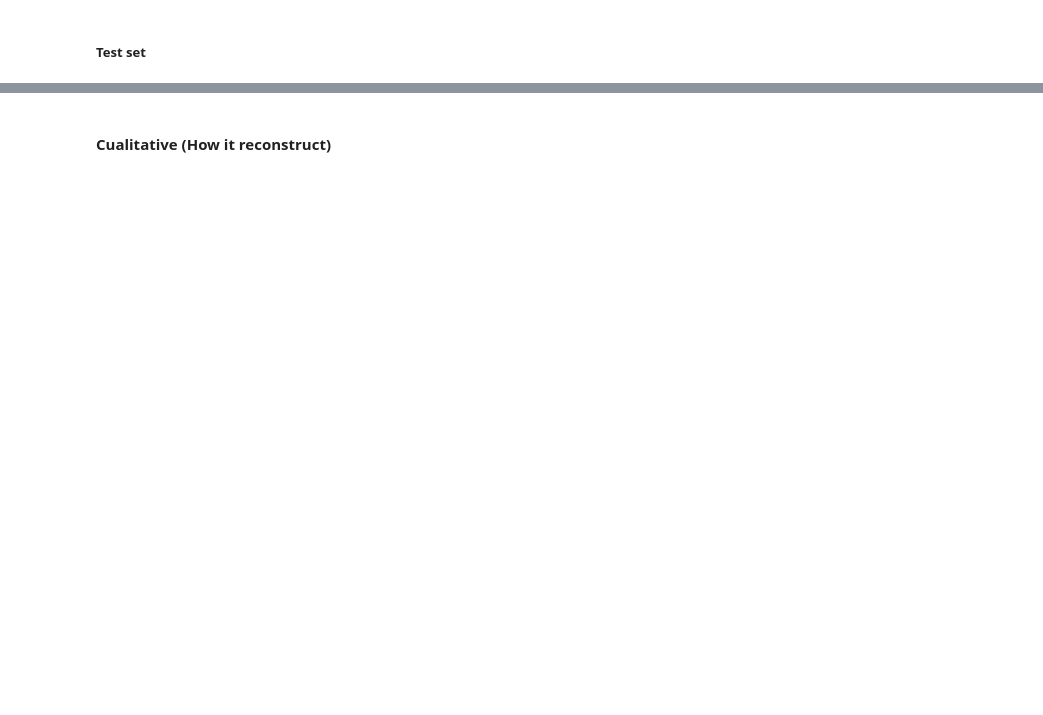
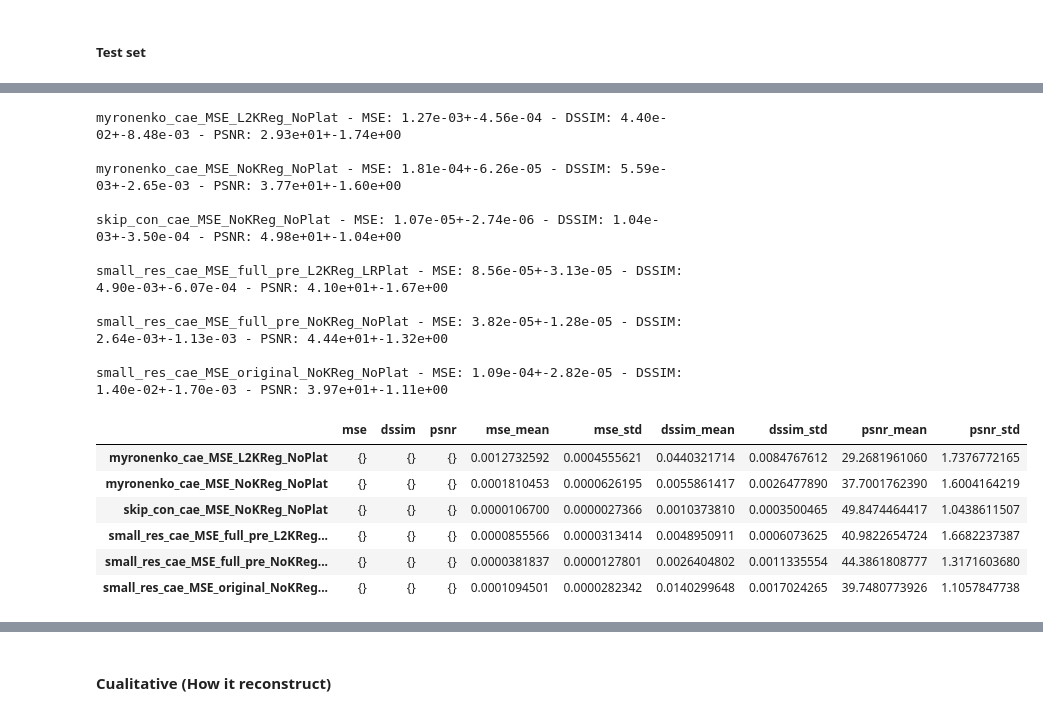
Before and after one commit to AdrianArnaiz/Brain-MRI-Autoencoder, a Jupyter notebook: src/2.Experiments/First_Experiments.ipynb, the cells around one changed output, grey strips where cells are left out. Saved outputs shown, nothing was run; the diff lists cells and outputs as text; code cells hidden in the pictures; blank space fills up the shorter version.

```diff
--- a/src/2.Experiments/First_Experiments.ipynb
+++ b/src/2.Experiments/First_Experiments.ipynb
@@ -59,0 +67,22 @@ from tensorflow.keras.layers import Activation
+# %%
+na_mse_custom_df = noaug_mse_test_metrics.get_custom_evaluation(return_type='df', verbose=True)
+na_mse_custom_df
+# %% [output]
+myronenko_cae_MSE_L2KReg_NoPlat - MSE: 1.27e-03+-4.56e-04 - DSSIM: 4.40e-02+-8.48e-03 - PSNR: 2.93e+01+-1.74e+00
+
+myronenko_cae_MSE_NoKReg_NoPlat - MSE: 1.81e-04+-6.26e-05 - DSSIM: 5.59e-03+-2.65e-03 - PSNR: 3.77e+01+-1.60e+00
+
+skip_con_cae_MSE_NoKReg_NoPlat - MSE: 1.07e-05+-2.74e-06 - DSSIM: 1.04e-03+-3.50e-04 - PSNR: 4.98e+01+-1.04e+00
+
+small_res_cae_MSE_full_pre_L2KReg_LRPlat - MSE: 8.56e-05+-3.13e-05 - DSSIM: 4.90e-03+-6.07e-04 - PSNR: 4.10e+01+-1.67e+00
+
+small_res_cae_MSE_full_pre_NoKReg_NoPlat - MSE: 3.82e-05+-1.28e-05 - DSSIM: 2.64e-03+-1.13e-03 - PSNR: 4.44e+01+-1.32e+00
+
+small_res_cae_MSE_original_NoKReg_NoPlat - MSE: 1.09e-04+-2.82e-05 - DSSIM: 1.40e-02+-1.70e-03 - PSNR: 3.97e+01+-1.11e+00
+|  | mse | dssim | psnr | mse_mean | mse_std | dssim_mean | dssim_std | psnr_mean | psnr_std |
+| myronenko_cae_MSE_L2KReg_NoPlat | {} | {} | {} | 0.0012732592 | 0.0004555621 | 0.0440321714 | 0.0084767612 | 29.2681961060 | 1.7376772165 |
+| myronenko_cae_MSE_NoKReg_NoPlat | {} | {} | {} | 0.0001810453 | 0.0000626195 | 0.0055861417 | 0.0026477890 | 37.7001762390 | 1.6004164219 |
+| skip_con_cae_MSE_NoKReg_NoPlat | {} | {} | {} | 0.0000106700 | 0.0000027366 | 0.0010373810 | 0.0003500465 | 49.8474464417 | 1.0438611507 |
+| small_res_cae_MSE_full_pre_L2KReg... | {} | {} | {} | 0.0000855566 | 0.0000313414 | 0.0048950911 | 0.0006073625 | 40.9822654724 | 1.6682237387 |
+| small_res_cae_MSE_full_pre_NoKReg... | {} | {} | {} | 0.0000381837 | 0.0000127801 | 0.0026404802 | 0.0011335554 | 44.3861808777 | 1.3171603680 |
+| small_res_cae_MSE_original_NoKReg... | {} | {} | {} | 0.0001094501 | 0.0000282342 | 0.0140299648 | 0.0017024265 | 39.7480773926 | 1.1057847738 |
```
Also changed, not shown: parts of 25 cells of this notebook, 23 other files.
